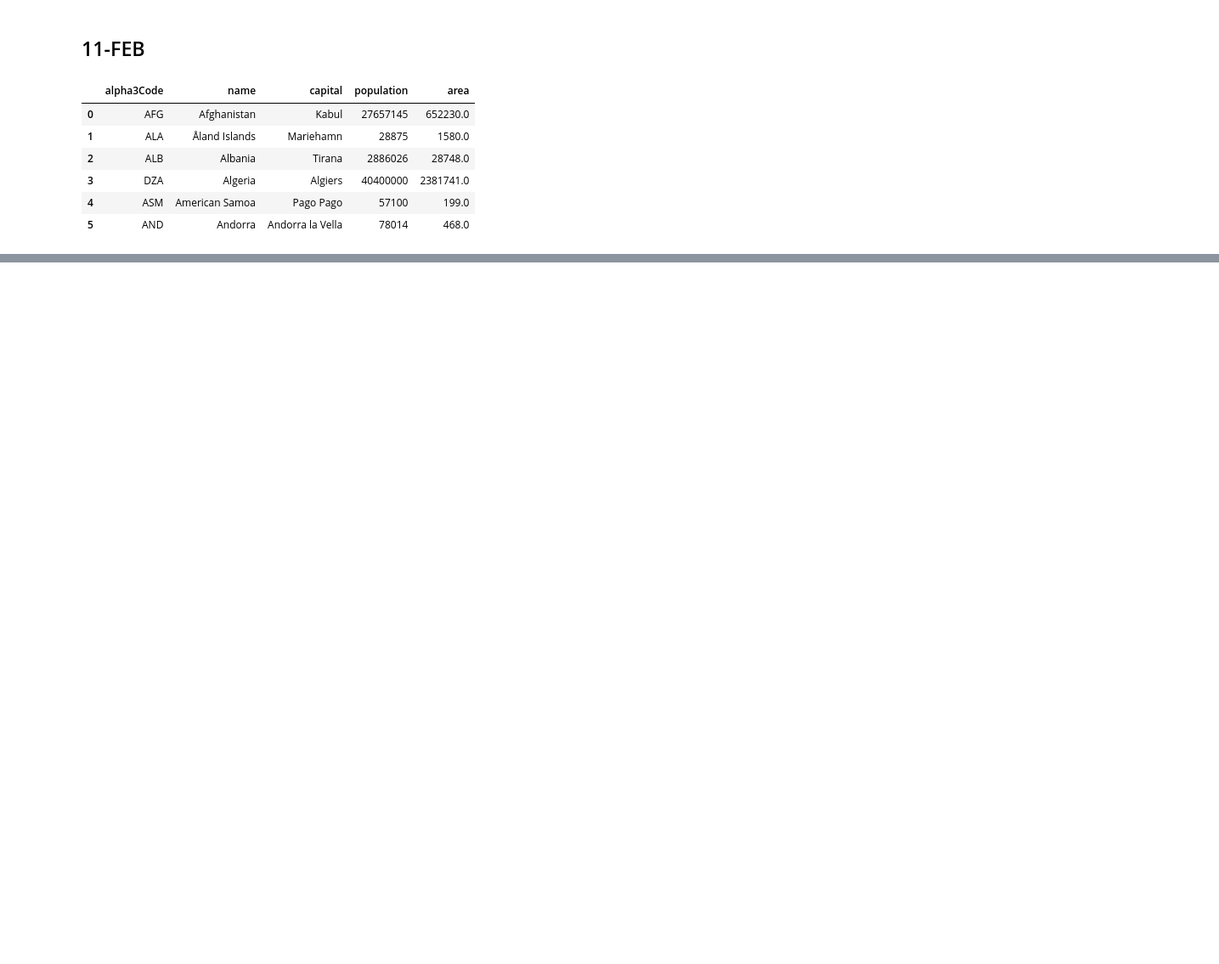
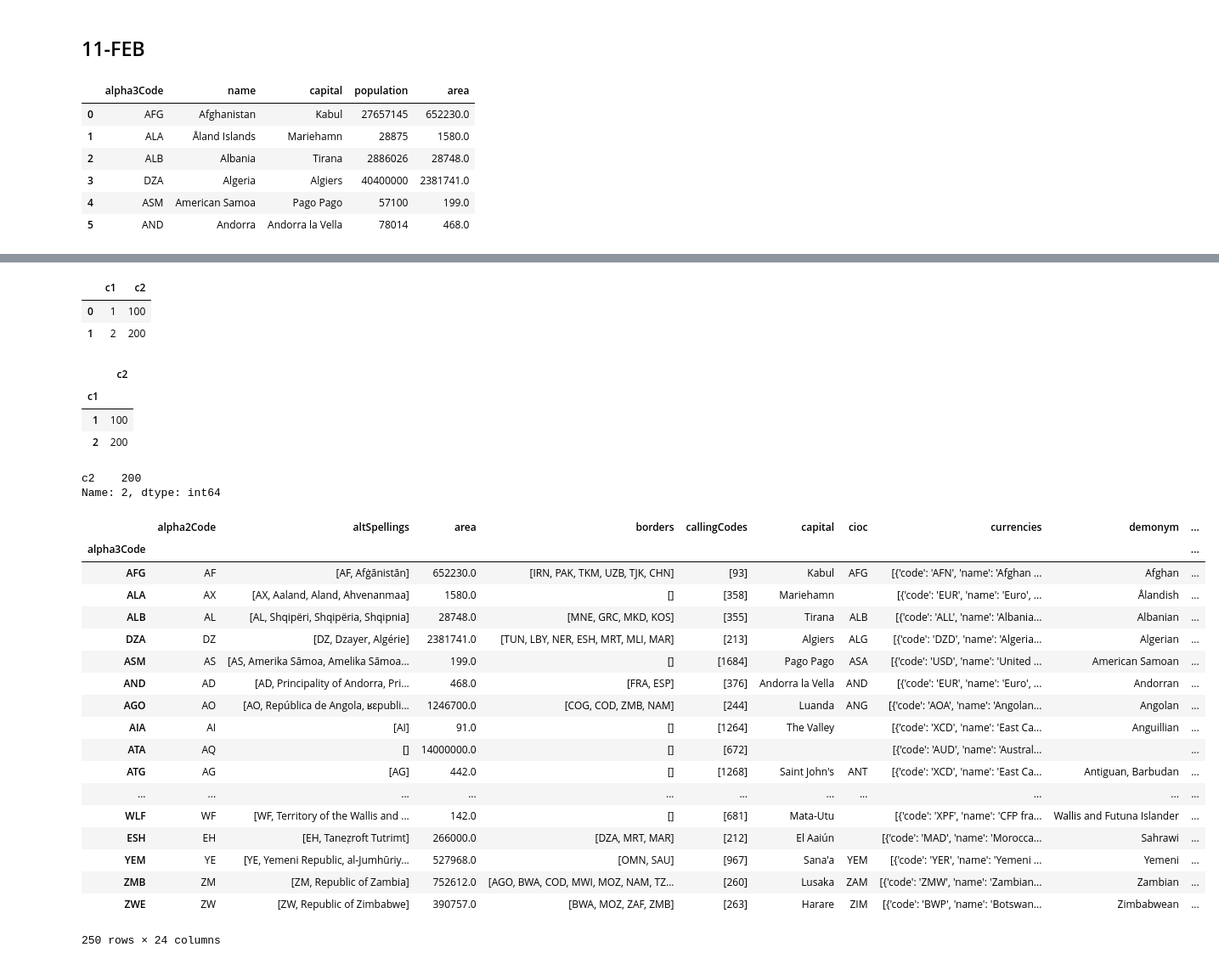
Before and after one commit to srikanthpragada/DataScience_21_JAN_2019, a Jupyter notebook: DataFrameDemo.ipynb, the cells around one changed output, grey strips where cells are left out. Shown at 85% size. Cells and saved outputs as stored; diff of their text form; code cells hidden in the pictures; blank space fills up the shorter version.

```diff
--- a/DataFrameDemo.ipynb
+++ b/DataFrameDemo.ipynb
@@ -469,0 +380,2 @@ sales
+# %%
+cdf['strborders'] = cdf['borders'].str.join(",")
@@ -469,0 +403,6 @@ sales
+# %%
+df
+# %% [output]
+|  | c1 | c2 |
+| 0 | 1 | 100 |
+| 1 | 2 | 200 |
@@ -469,0 +411,34 @@ sales
+# %%
+df
+# %% [output]
+|  | c2 |
+| c1 |  |
+| 1 | 100 |
+| 2 | 200 |
+# %%
+df.loc[2,:]
+# %% [output]
+c2    200
+Name: 2, dtype: int64
+# %%
+cdf.set_index(['alpha3Code'])
+# %% [output]
+|  | alpha2Code | altSpellings | area | borders | callingCodes | capital | cioc | currencies | demonym | ... |
+| alpha3Code |  |  |  |  |  |  |  |  |  | ... |
+| AFG | AF | [AF, Afġānistān] | 652230.0 | [IRN, PAK, TKM, UZB, TJK, CHN] | [93] | Kabul | AFG | [{'code': 'AFN', 'name': 'Afghan ... | Afghan | ... |
+| ALA | AX | [AX, Aaland, Aland, Ahvenanmaa] | 1580.0 | [] | [358] | Mariehamn |  | [{'code': 'EUR', 'name': 'Euro', ... | Ålandish | ... |
+| ALB | AL | [AL, Shqipëri, Shqipëria, Shqipnia] | 28748.0 | [MNE, GRC, MKD, KOS] | [355] | Tirana | ALB | [{'code': 'ALL', 'name': 'Albania... | Albanian | ... |
+| DZA | DZ | [DZ, Dzayer, Algérie] | 2381741.0 | [TUN, LBY, NER, ESH, MRT, MLI, MAR] | [213] | Algiers | ALG | [{'code': 'DZD', 'name': 'Algeria... | Algerian | ... |
+| ASM | AS | [AS, Amerika Sāmoa, Amelika Sāmoa... | 199.0 | [] | [1684] | Pago Pago | ASA | [{'code': 'USD', 'name': 'United ... | American Samoan | ... |
+| AND | AD | [AD, Principality of Andorra, Pri... | 468.0 | [FRA, ESP] | [376] | Andorra la Vella | AND | [{'code': 'EUR', 'name': 'Euro', ... | Andorran | ... |
+| AGO | AO | [AO, República de Angola, ʁɛpubli... | 1246700.0 | [COG, COD, ZMB, NAM] | [244] | Luanda | ANG | [{'code': 'AOA', 'name': 'Angolan... | Angolan | ... |
+| AIA | AI | [AI] | 91.0 | [] | [1264] | The Valley |  | [{'code': 'XCD', 'name': 'East Ca... | Anguillian | ... |
+| ATA | AQ | [] | 14000000.0 | [] | [672] |  |  | [{'code': 'AUD', 'name': 'Austral... |  | ... |
+| ATG | AG | [AG] | 442.0 | [] | [1268] | Saint John's | ANT | [{'code': 'XCD', 'name': 'East Ca... | Antiguan, Barbudan | ... |
+| ... | ... | ... | ... | ... | ... | ... | ... | ... | ... | ... |
+| WLF | WF | [WF, Territory of the Wallis and ... | 142.0 | [] | [681] | Mata-Utu |  | [{'code': 'XPF', 'name': 'CFP fra... | Wallis and Futuna Islander | ... |
+| ESH | EH | [EH, Taneẓroft Tutrimt] | 266000.0 | [DZA, MRT, MAR] | [212] | El Aaiún |  | [{'code': 'MAD', 'name': 'Morocca... | Sahrawi | ... |
+| YEM | YE | [YE, Yemeni Republic, al-Jumhūriy... | 527968.0 | [OMN, SAU] | [967] | Sana'a | YEM | [{'code': 'YER', 'name': 'Yemeni ... | Yemeni | ... |
+| ZMB | ZM | [ZM, Republic of Zambia] | 752612.0 | [AGO, BWA, COD, MWI, MOZ, NAM, TZ... | [260] | Lusaka | ZAM | [{'code': 'ZMW', 'name': 'Zambian... | Zambian | ... |
+| ZWE | ZW | [ZW, Republic of Zimbabwe] | 390757.0 | [BWA, MOZ, ZAF, ZMB] | [263] | Harare | ZIM | [{'code': 'BWP', 'name': 'Botswan... | Zimbabwean | ... |
+250 rows × 24 columns
```
Also changed, not shown: parts of 42 cells of this notebook.
